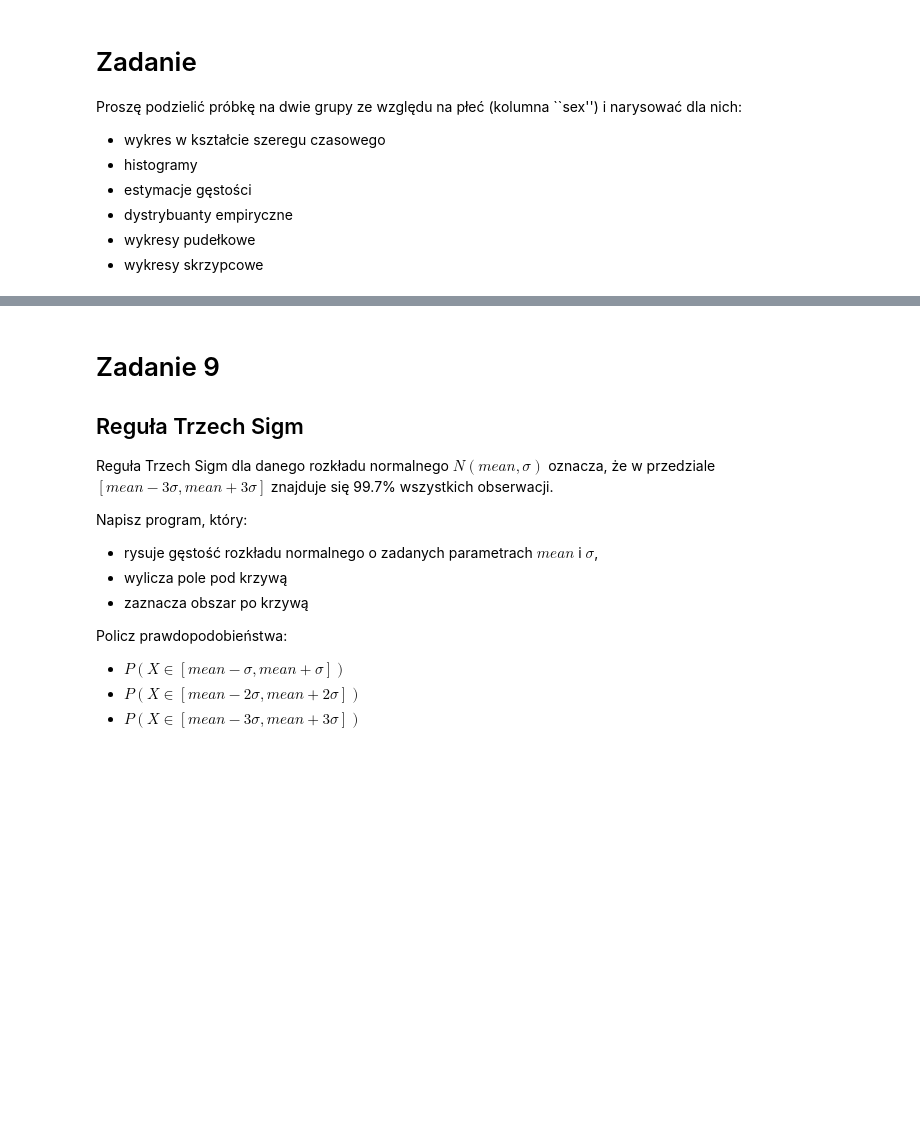
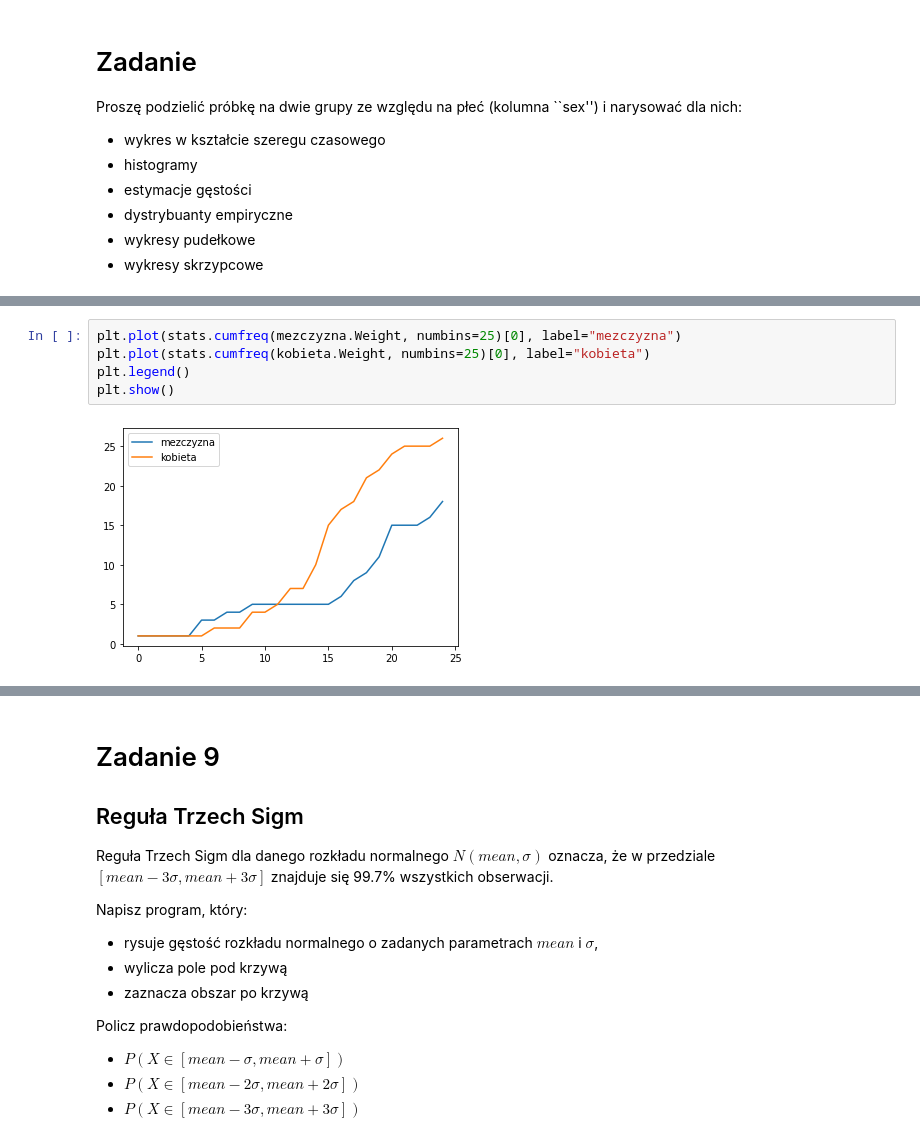
Before and after one commit to Banzanic/PSI-zadania, a Jupyter notebook: Z02_numy_pandas.ipynb, the cells around one changed output, grey strips where cells are left out. Drawn from its saved outputs; the diff is of its cells as text; blank space fills up the shorter version.

```diff
--- a/Z02_numy_pandas.ipynb
+++ b/Z02_numy_pandas.ipynb
@@ -1774,0 +1781,7 @@ Proszę podzielić próbkę na dwie grupy ze względu na płeć (kolumna ``sex''
+# %%
+plt.plot(stats.cumfreq(mezczyzna.Weight, numbins=25)[0], label="mezczyzna")
+plt.plot(stats.cumfreq(kobieta.Weight, numbins=25)[0], label="kobieta")
+plt.legend()
+plt.show()
+# %% [output]
+[figure, added]
```
Also changed, not shown: parts of 21 cells of this notebook.
